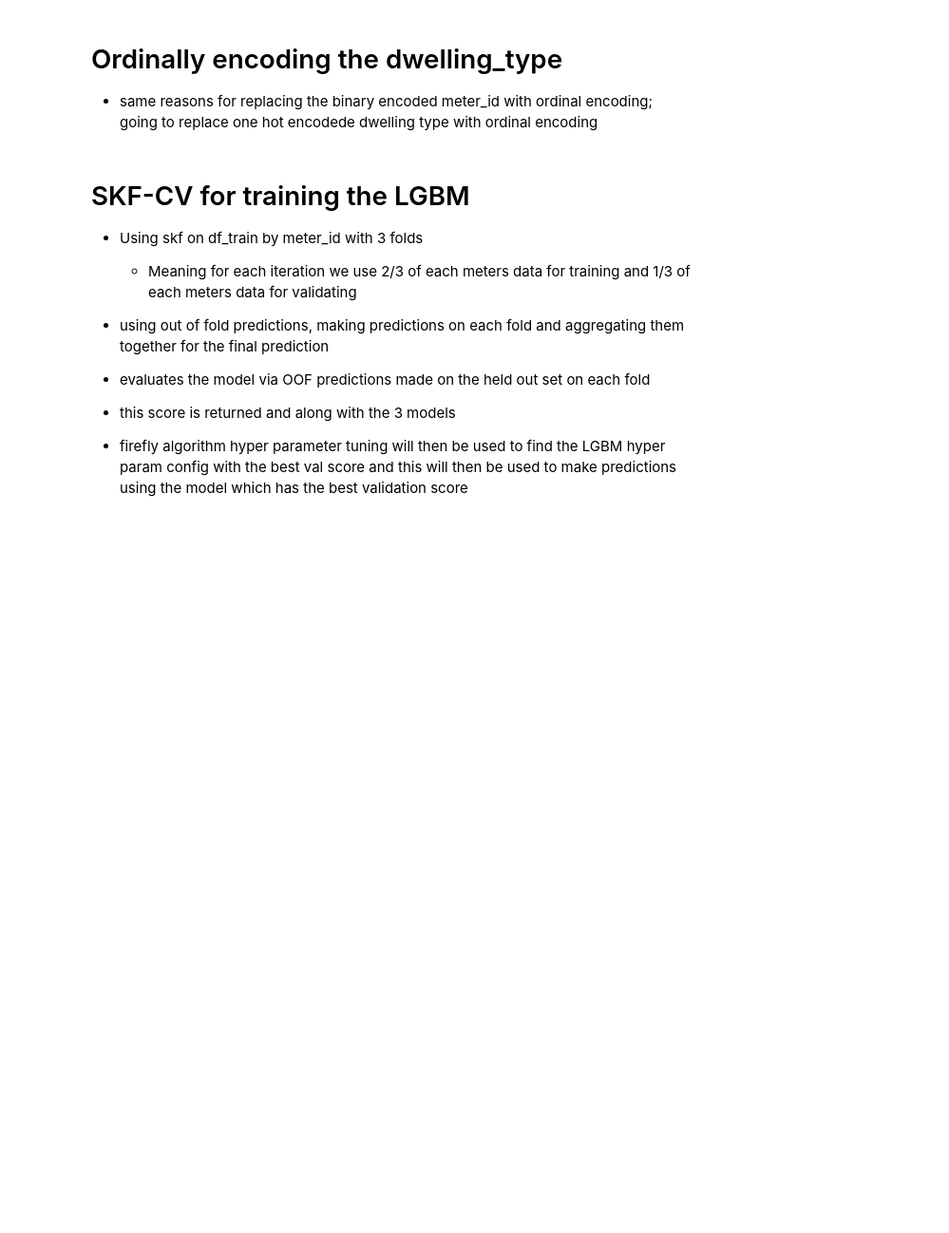
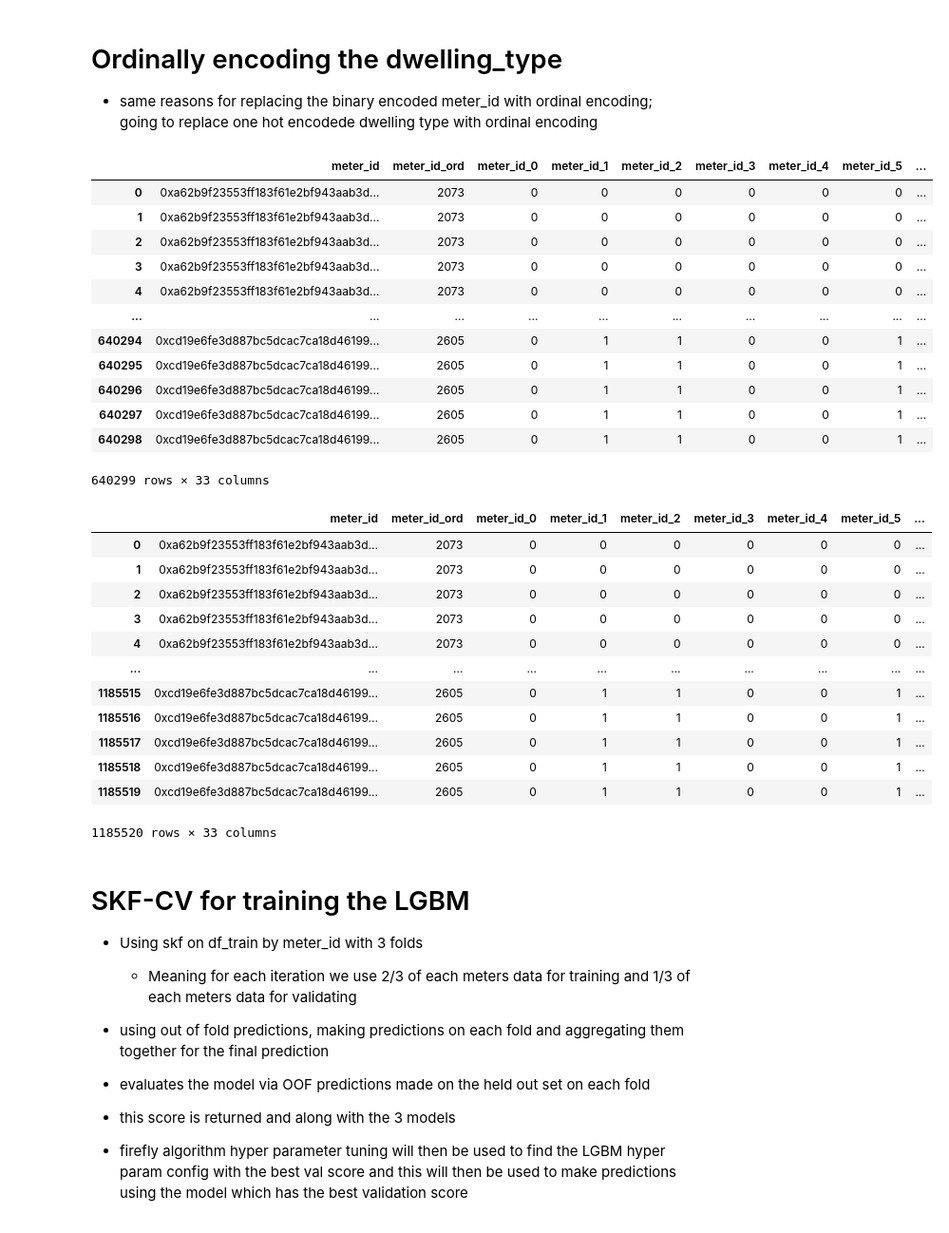
Before and after one commit to danielmusselwhite/UG_Dissertation_Energy_Forecasting, a Jupyter notebook: Src/Jupyter_Notebooks/7. LGBM forecasting Firefly Optimization.ipynb, the cells around one changed output. Shown at 95% size. Drawn from its saved outputs; the diff is of its cells as text; code cells hidden in the pictures; blank space fills up the shorter version.

```diff
--- a/Src/Jupyter_Notebooks/7. LGBM forecasting Firefly Optimization.ipynb
+++ b/Src/Jupyter_Notebooks/7. LGBM forecasting Firefly Optimization.ipynb
@@ -77,14 +174,41 @@ display(df_preds)
 # %%
 #ordinally encoding dwelling_type
 le = preprocessing.LabelEncoder()
-le.fit(df_train["dwelling_type"])
+le.fit(df_preds["dwelling_type"])
 
 #ordinally encoding with same encoder so will encode the same
 df_train.insert(27, "dwelling_type_ord", le.transform(df_train["dwelling_type"]))
 df_preds.insert(27, "dwelling_type_ord", le.transform(df_preds["dwelling_type"]))
 
 display(df_train)
 display(df_preds)
+# %% [output]
+|  | meter_id | meter_id_ord | meter_id_0 | meter_id_1 | meter_id_2 | meter_id_3 | meter_id_4 | meter_id_5 | ... |
+| 0 | 0xa62b9f23553ff183f61e2bf943aab3d... | 2073 | 0 | 0 | 0 | 0 | 0 | 0 | ... |
+| 1 | 0xa62b9f23553ff183f61e2bf943aab3d... | 2073 | 0 | 0 | 0 | 0 | 0 | 0 | ... |
+| 2 | 0xa62b9f23553ff183f61e2bf943aab3d... | 2073 | 0 | 0 | 0 | 0 | 0 | 0 | ... |
+| 3 | 0xa62b9f23553ff183f61e2bf943aab3d... | 2073 | 0 | 0 | 0 | 0 | 0 | 0 | ... |
+| 4 | 0xa62b9f23553ff183f61e2bf943aab3d... | 2073 | 0 | 0 | 0 | 0 | 0 | 0 | ... |
+| ... | ... | ... | ... | ... | ... | ... | ... | ... | ... |
+| 640294 | 0xcd19e6fe3d887bc5dcac7ca18d46199... | 2605 | 0 | 1 | 1 | 0 | 0 | 1 | ... |
+| 640295 | 0xcd19e6fe3d887bc5dcac7ca18d46199... | 2605 | 0 | 1 | 1 | 0 | 0 | 1 | ... |
+| 640296 | 0xcd19e6fe3d887bc5dcac7ca18d46199... | 2605 | 0 | 1 | 1 | 0 | 0 | 1 | ... |
+| 640297 | 0xcd19e6fe3d887bc5dcac7ca18d46199... | 2605 | 0 | 1 | 1 | 0 | 0 | 1 | ... |
+| 640298 | 0xcd19e6fe3d887bc5dcac7ca18d46199... | 2605 | 0 | 1 | 1 | 0 | 0 | 1 | ... |
+640299 rows × 33 columns
+|  | meter_id | meter_id_ord | meter_id_0 | meter_id_1 | meter_id_2 | meter_id_3 | meter_id_4 | meter_id_5 | ... |
+| 0 | 0xa62b9f23553ff183f61e2bf943aab3d... | 2073 | 0 | 0 | 0 | 0 | 0 | 0 | ... |
+| 1 | 0xa62b9f23553ff183f61e2bf943aab3d... | 2073 | 0 | 0 | 0 | 0 | 0 | 0 | ... |
+| 2 | 0xa62b9f23553ff183f61e2bf943aab3d... | 2073 | 0 | 0 | 0 | 0 | 0 | 0 | ... |
+| 3 | 0xa62b9f23553ff183f61e2bf943aab3d... | 2073 | 0 | 0 | 0 | 0 | 0 | 0 | ... |
+| 4 | 0xa62b9f23553ff183f61e2bf943aab3d... | 2073 | 0 | 0 | 0 | 0 | 0 | 0 | ... |
+| ... | ... | ... | ... | ... | ... | ... | ... | ... | ... |
+| 1185515 | 0xcd19e6fe3d887bc5dcac7ca18d46199... | 2605 | 0 | 1 | 1 | 0 | 0 | 1 | ... |
+| 1185516 | 0xcd19e6fe3d887bc5dcac7ca18d46199... | 2605 | 0 | 1 | 1 | 0 | 0 | 1 | ... |
+| 1185517 | 0xcd19e6fe3d887bc5dcac7ca18d46199... | 2605 | 0 | 1 | 1 | 0 | 0 | 1 | ... |
+| 1185518 | 0xcd19e6fe3d887bc5dcac7ca18d46199... | 2605 | 0 | 1 | 1 | 0 | 0 | 1 | ... |
+| 1185519 | 0xcd19e6fe3d887bc5dcac7ca18d46199... | 2605 | 0 | 1 | 1 | 0 | 0 | 1 | ... |
+1185520 rows × 33 columns
 # %% [markdown]
 # SKF-CV for training the LGBM
 * Using skf on df_train by meter_id with 3 folds
```
Also changed, not shown: parts of 9 cells of this notebook, 5 other files.
